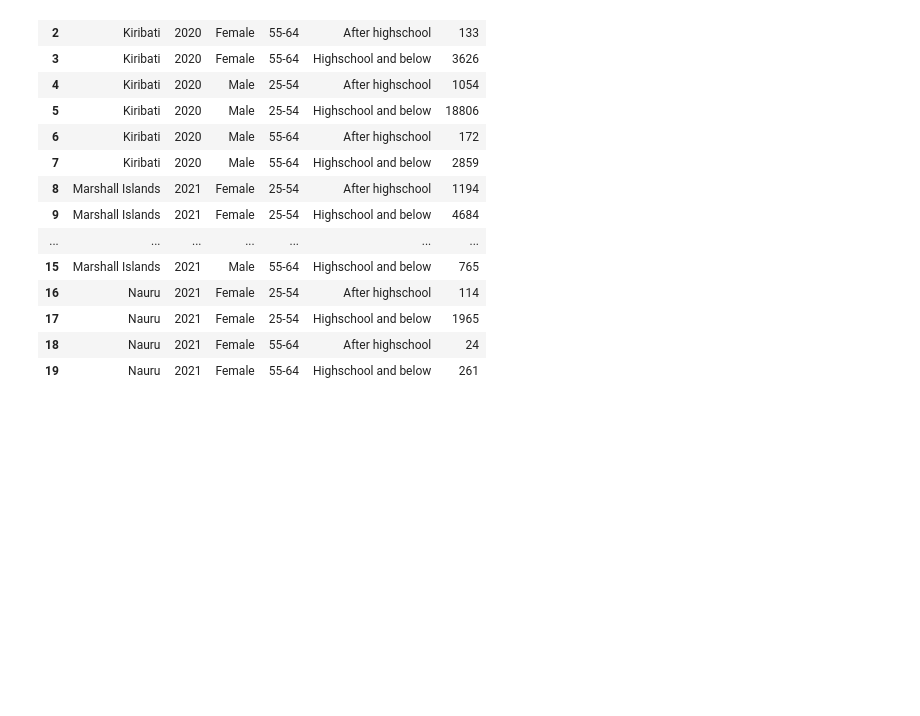
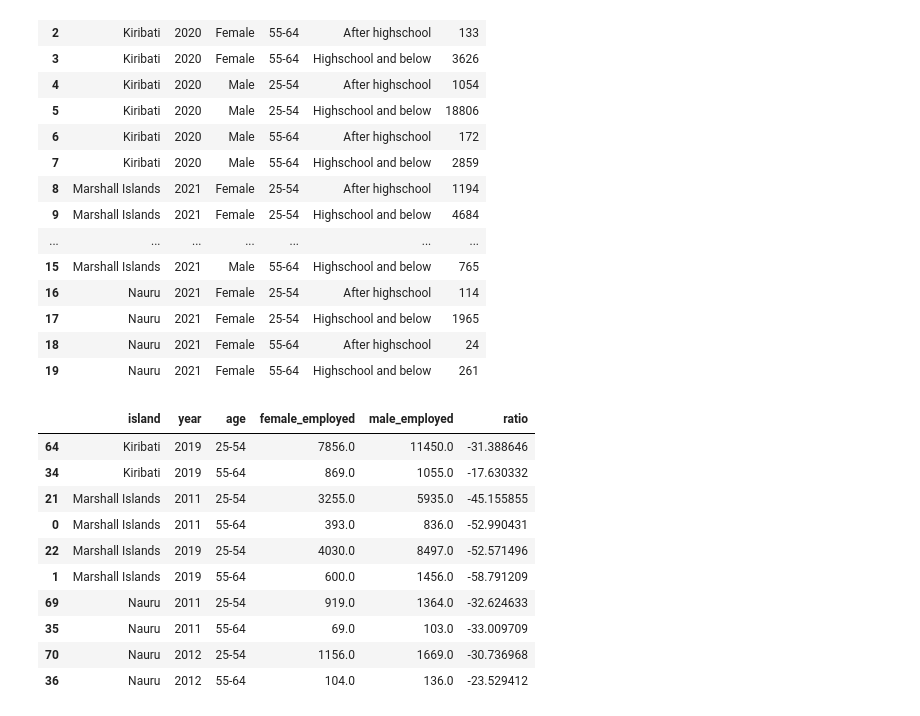
Before and after one commit to JosephBARBIERDARNAL/pacific-data-challenge, a Jupyter notebook: data.ipynb, the cells around one changed output. Cells and saved outputs as stored; diff of their text form; code cells hidden in the pictures; blank space fills up the shorter version.

```diff
--- a/data.ipynb
+++ b/data.ipynb
@@ -200,3 +170,30 @@ educ_df.head(20)
 | 17 | Nauru | 2021 | Female | 25-54 | Highschool and below | 1965 |
 | 18 | Nauru | 2021 | Female | 55-64 | After highschool | 24 |
 | 19 | Nauru | 2021 | Female | 55-64 | Highschool and below | 261 |
+# %%
+df = pd.read_csv("employed/employed.csv")
+df.rename(columns={'Pacific Island Countries and territories':'island'}, inplace=True)
+df = df[["island", "TIME_PERIOD", "OBS_VALUE", "Age", "Sex", "DISABILITY"]]
+df.columns = ["island", "year", "count_employed", "age", "sex", "disability"]
+df = df[df["age"].isin(["55-64", "25-54"])]
+df = df[df["disability"]=="_T"]
+df.sort_values(by=["sex", "island", "year", "age"], inplace=True)
+
+df.loc[df["sex"]=="Female", "female_employed"] = df.loc[df["sex"]=="Female", "count_employed"]
+df.loc[df["sex"]=="Female", "male_employed"] = df.loc[df["sex"]=="Male", "count_employed"].to_list()
+df = df.loc[df["sex"]=="Female"]
+df.drop(columns=["sex", "disability", "count_employed"], inplace=True)
+df["ratio"] = (df["female_employed"]-df["male_employed"])/df["male_employed"] *100
+df
+# %% [output]
+|  | island | year | age | female_employed | male_employed | ratio |
+| 64 | Kiribati | 2019 | 25-54 | 7856.0 | 11450.0 | -31.388646 |
+| 34 | Kiribati | 2019 | 55-64 | 869.0 | 1055.0 | -17.630332 |
+| 21 | Marshall Islands | 2011 | 25-54 | 3255.0 | 5935.0 | -45.155855 |
+| 0 | Marshall Islands | 2011 | 55-64 | 393.0 | 836.0 | -52.990431 |
+| 22 | Marshall Islands | 2019 | 25-54 | 4030.0 | 8497.0 | -52.571496 |
+| 1 | Marshall Islands | 2019 | 55-64 | 600.0 | 1456.0 | -58.791209 |
+| 69 | Nauru | 2011 | 25-54 | 919.0 | 1364.0 | -32.624633 |
+| 35 | Nauru | 2011 | 55-64 | 69.0 | 103.0 | -33.009709 |
+| 70 | Nauru | 2012 | 25-54 | 1156.0 | 1669.0 | -30.736968 |
+| 36 | Nauru | 2012 | 55-64 | 104.0 | 136.0 | -23.529412 |
```
Also changed, not shown: parts of 1 cell of this notebook, 2 other files.
